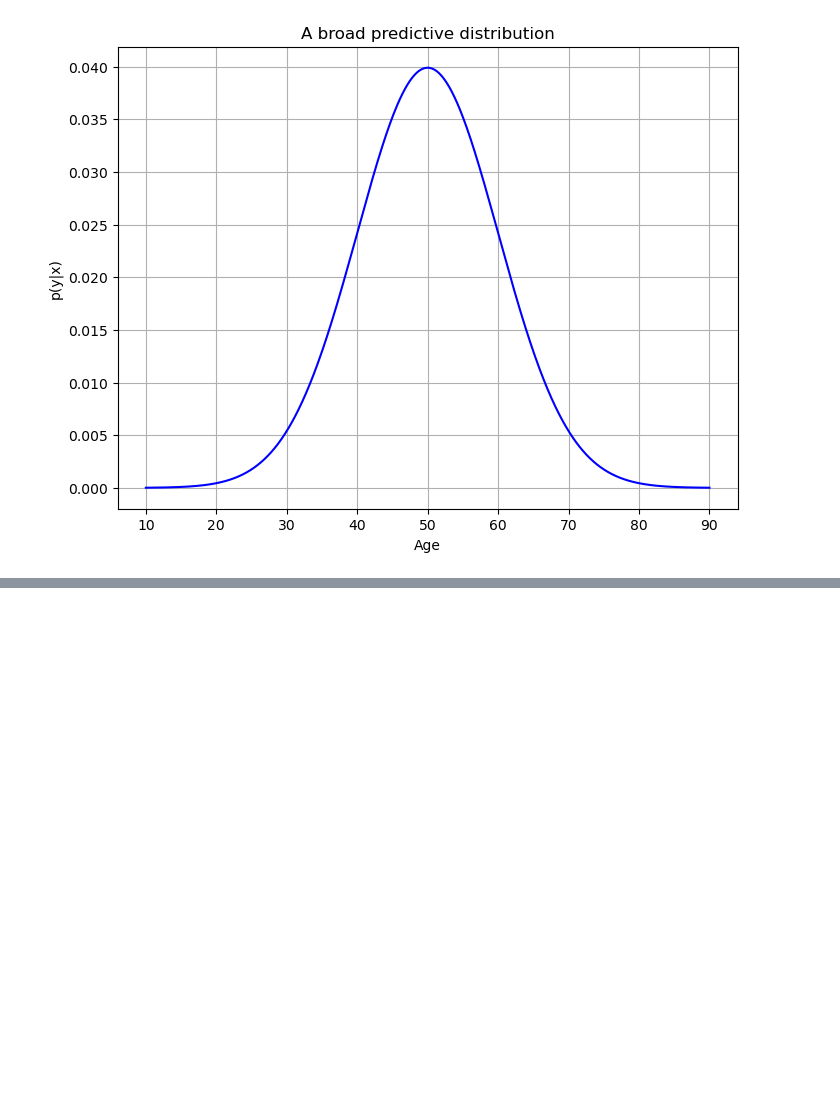
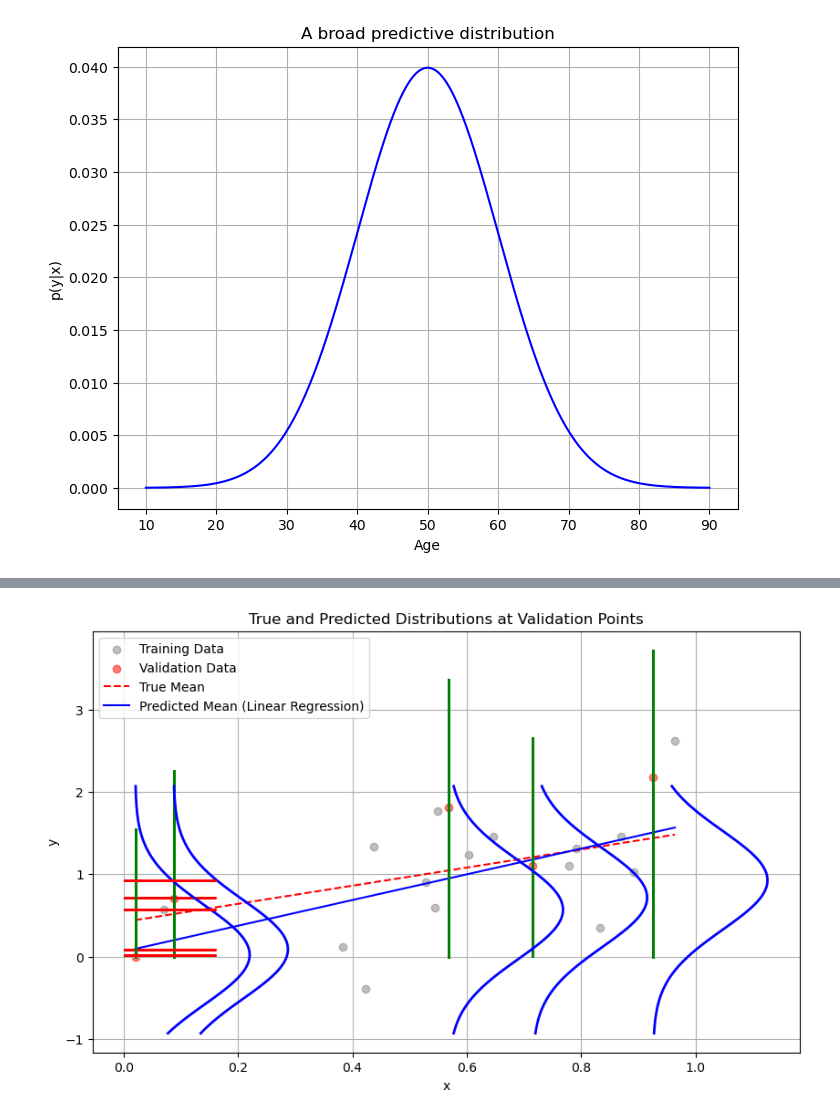
Before and after one commit to ioskn/mldl_htwg, a Jupyter notebook: dl_prob_1/code_for_slides.ipynb, the cells around one changed output, grey strips where cells are left out. Saved outputs shown, nothing was run; the diff lists cells and outputs as text; code cells hidden in the pictures; blank space fills up the shorter version.

Commit message:
Aufgabe prob. regression

```diff
--- a/dl_prob_1/code_for_slides.ipynb
+++ b/dl_prob_1/code_for_slides.ipynb
@@ -44,0 +72,84 @@ plt.show()
+# %%
+from sklearn.linear_model import LinearRegression
+import numpy as np
+np.random.seed(0)  # For reproducibility
+N = 20  # Number of data points
+
+# A simple data generating process
+x = np.random.uniform(0,1,N) # N values for x
+y = np.random.normal(1.1 * x + 0.42, 0.5, N)
+
+# Sorting the x values for plotting
+sorted_indices = np.argsort(x)
+x_sorted = x[sorted_indices]
+y_sorted = y[sorted_indices]
+
+y_true_mean = 1.1 * x_sorted + 0.42
+# Let's split the data into training and validation sets first.
+# Since we want to choose 5 points for validation, we'll use random choice for this.
+
+validation_indices = np.random.choice(np.arange(N), size=5, replace=False)
+training_indices = np.setdiff1d(np.arange(N), validation_indices)
+
+# Split the data
+x_train, y_train = x[training_indices], y[training_indices]
+x_val, y_val = x[validation_indices], y[validation_indices]
+
+# Perform linear regression on the training data
+lin_reg = LinearRegression()
+lin_reg.fit(x_train.reshape(-1, 1), y_train)
+
+# Predicting across the entire range of x
+y_pred_lin_reg = lin_reg.predict(x_sorted.reshape(-1, 1))
+
+# Calculating residuals and standard deviation of the residuals for training data
+residuals_train = y_train - lin_reg.predict(x_train.reshape(-1, 1))
+std_residuals_train = np.std(residuals_train)
+
+# Create the plot
+plt.figure(figsize=(10, 6))
+
+# Scatter plot for training data
+plt.scatter(x_train, y_train, color='grey', alpha=0.5, label='Training Data')
+
+# Scatter plot for validation data
+plt.scatter(x_val, y_val, color='red', alpha=0.5, label='Validation Data')
+
+# True mean line (without noise)
+plt.plot(x_sorted, y_true_mean, 'r--', label='True Mean')
+
+# Linear regression predicted mean line
+plt.plot(x_sorted, y_pred_lin_reg, 'b-', label='Predicted Mean (Linear Regression)')
+
+# Plot the prediction and true distributions at the validation points
+num_points_pdf = 100
+for val_x, val_y in zip(x_val, y_val):
+    y_pdf = np.linspace(y_true_mean_pdf - 3 * 0.5, y_true_mean_pdf + 3 * 0.5, num_points_pdf)
+    # For true PDF (red)
+    y_pdf = np.linspace(norm.pdf(y_pdf, loc=val_x, scale=0.5), norm.ppf(0.999, loc=val_y, scale=0.5), 100)
+    pdf = norm.pdf(y_pdf, loc=val_y, scale=0.5)
+    plt.plot(np.full_like(y_pdf, val_x), y_pdf, 'g', lw=2)
+
+
+
+    y_true_mean_pdf = 1.1 * val_x + 0.42  # The true distribution
+    print(y_true_mean_pdf)
+    y_pdf = np.linspace(y_true_mean_pdf - 3 * 0.5, y_true_mean_pdf + 3 * 0.5, num_points_pdf)
+    y_pdf = norm.pdf(y_pdf, loc=y_true_mean_pdf, scale=0.5)  # The true distribution
+    y_pdf = y_pdf  * 0.2  # Scaling for plotting
+    plt.plot(y_pdf,np.full(fill_value=val_x, shape=y_pdf.shape), 'r-', lw=2)
+
+    # Predicted PDF
+    pred_mean = lin_reg.predict([[val_x]])[0]
+    y_pred_pdf = norm.pdf(x_pdf, loc=val_x, scale=std_residuals_train) * std_residuals_train * np.sqrt(2 * np.pi)
+    y_pred_pdf = y_pred_pdf / y_pred_pdf.max() * 0.2
+    plt.plot(y_pred_pdf + val_x, x_pdf,'b-', lw=2)
+
+# Labels, title and legend
+plt.xlabel('x')
+plt.ylabel('y')
+plt.title('True and Predicted Distributions at Validation Points')
+plt.legend()
+plt.grid(True)
+plt.show()
+# %% [output]
@@ -44,0 +161 @@ plt.show()
+[figure, added]
```
Also changed, not shown: parts of 2 cells of this notebook, 4 other files.
